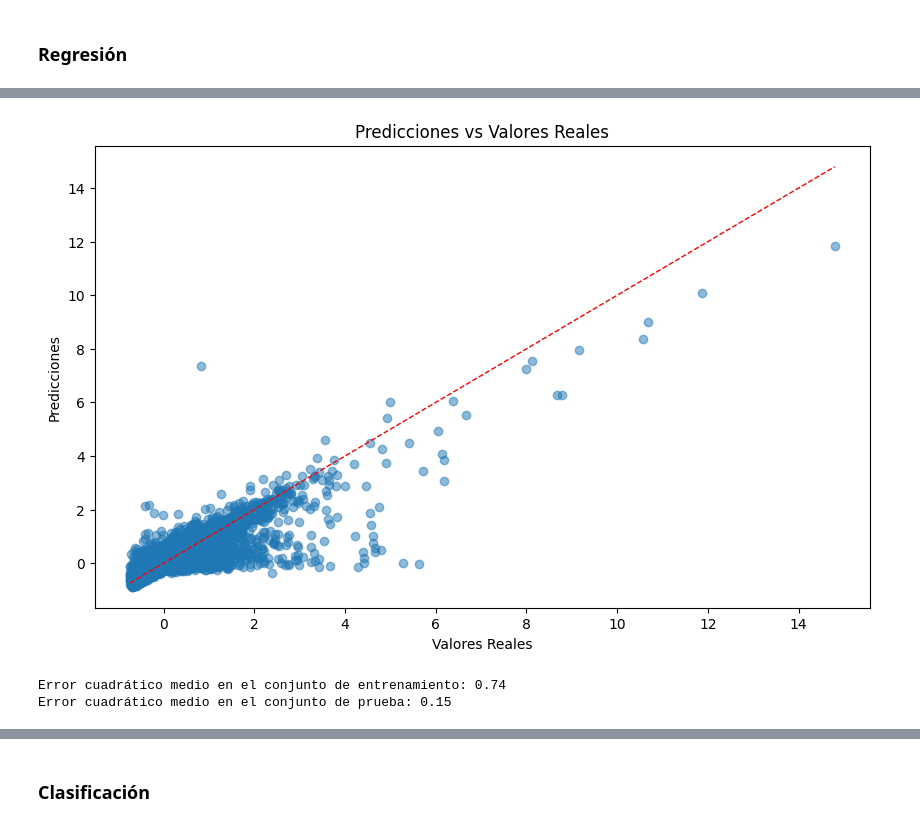
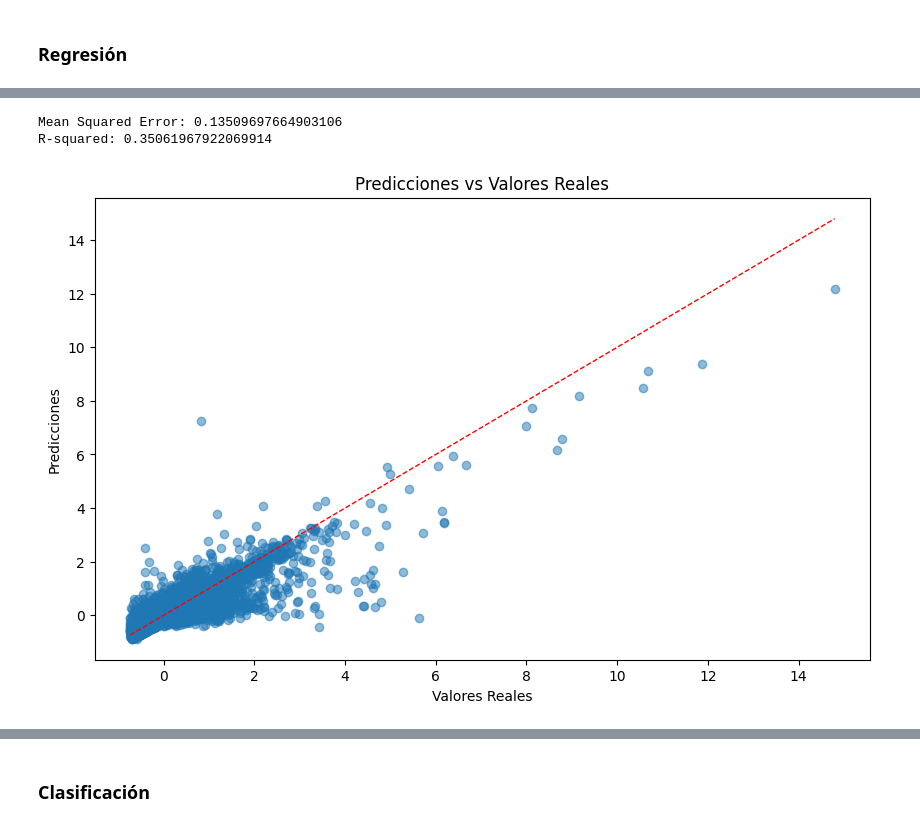
Before and after one commit to Ekronec/Machine-Learning, a Jupyter notebook: Evaluaciones/Besa_Duran_Astrosa_Final.ipynb, the cells around one changed output, grey strips where cells are left out. Drawn from its saved outputs; the diff is of its cells as text; code cells hidden in the pictures.

```diff
--- a/Evaluaciones/Besa_Duran_Astrosa_Final.ipynb
+++ b/Evaluaciones/Besa_Duran_Astrosa_Final.ipynb
@@ -383,10 +370,20 @@ Length: 101, dtype: int64
 # %%
+# Definiendo un umbral de pago (por ejemplo, 90% de las facturas)
+df_monopoly['Total_Facturas'] =  df_monopoly[['FacCI_T12', 'FacCI_T11', 'FacCI_T10', 'FacCI_T09', 'FacCI_T08', 'FacCI_T07', 'FacCI_T06', 'FacCI_T05', 'FacCI_T04', 'FacCI_T03', 'FacCI_T02', 'FacCI_T01',
+                                              'FacCN_T12', 'FacCN_T11', 'FacCN_T10', 'FacCN_T09', 'FacCN_T08', 'FacCN_T07', 'FacCN_T06', 'FacCN_T05', 'FacCN_T04', 'FacCN_T03', 'FacCN_T02', 'FacCN_T01']].sum(axis=1)
+
+
 # Calculando la suma de pagos de los últimos 12 meses
 df_monopoly['Total_Deuda_Pagada'] = df_monopoly[['PagoInt_T12', 'PagoInt_T11', 'PagoInt_T10', 'PagoInt_T09', 'PagoInt_T08', 'PagoInt_T07', 'PagoInt_T06', 'PagoInt_T05', 'PagoInt_T04', 'PagoInt_T03', 'PagoInt_T02', 'PagoInt_T01', 'PagoNac_T12', 'PagoNac_T11', 'PagoNac_T10', 'PagoNac_T09', 'PagoNac_T08', 'PagoNac_T07', 'PagoNac_T06', 'PagoNac_T05', 'PagoNac_T04', 'PagoNac_T03', 'PagoNac_T02', 'PagoNac_T01']].sum(axis=1)
 
-# Definiendo un umbral de pago (por ejemplo, 90% de las facturas)
-df_monopoly['Total_Facturas'] =  df_monopoly[['FacCI_T12', 'FacCI_T11', 'FacCI_T10', 'FacCI_T09', 'FacCI_T08', 'FacCI_T07', 'FacCI_T06', 'FacCI_T05', 'FacCI_T04', 'FacCI_T03', 'FacCI_T02', 'FacCI_T01',
-                                              'FacCN_T12', 'FacCN_T11', 'FacCN_T10', 'FacCN_T09', 'FacCN_T08', 'FacCN_T07', 'FacCN_T06', 'FacCN_T05', 'FacCN_T04', 'FacCN_T03', 'FacCN_T02', 'FacCN_T01']].sum(axis=1)
+
+df_monopoly['Total_de_Transacciones'] = df_monopoly[['Txs_T01', 'Txs_T02', 'Txs_T03', 'Txs_T04', 'Txs_T05', 'Txs_T06', 'Txs_T07', 'Txs_T08', 'Txs_T09', 'Txs_T10', 'Txs_T11', 'Txs_T12']].sum(axis=1)
+
+df_monopoly['Total_Deuda_Compras'] = df_monopoly[['UsoL1_T01','UsoL1_T02','UsoL1_T03','UsoL1_T04','UsoL1_T05','UsoL1_T06','UsoL1_T07','UsoL1_T08', 'UsoL1_T09', 'UsoL1_T10','UsoL1_T11','UsoL1_T12']].sum(axis=1)
+df_monopoly['Total_Deuda_Avances'] = df_monopoly[['UsoL2_T01','UsoL2_T02','UsoL2_T03','UsoL2_T04','UsoL2_T05','UsoL2_T06','UsoL2_T07','UsoL2_T08', 'UsoL2_T09', 'UsoL2_T10','UsoL2_T11','UsoL2_T12']].sum(axis=1)
+df_monopoly['Total_Deuda_Internacional'] = df_monopoly[['UsoLI_T01','UsoLI_T02','UsoLI_T03','UsoLI_T04','UsoLI_T05','UsoLI_T06','UsoLI_T07','UsoLI_T08', 'UsoLI_T09', 'UsoLI_T10','UsoLI_T11','UsoLI_T12']].sum(axis=1)
+
+
 
 df_monopoly['Paga_al_dia'] = df_monopoly['Total_Deuda_Pagada'] >= df_monopoly['Total_Facturas']
 df_monopoly['Paga_al_dia'] = df_monopoly['Paga_al_dia'].astype(int)
@@ -455,3 +445,7 @@ var_ordinales = (df_monopoly[['Region']])
+# %%
+df_monopoly = df_monopoly.reindex(columns=['Region', 'Renta', 'Edad','Hombre','Mujer', 'Adicional','Consumo', 'Cuentas', 'Hipotecario', 'Monoproducto' , 'TC', 'Dualidad', 'CUPO_L1', 'CUPO_MX',
+                    'FlgActCOL_T01', 'FlgActCOL_T02', 'FlgActCOL_T03', 'FlgActCOL_T04', 'FlgActCOL_T05', 'FlgActCOL_T06', 'FlgActCOL_T07', 'FlgActCOL_T08','FlgActCOL_T09' ,'FlgActCOL_T10', 'FlgActCOL_T11', 'FlgActCOL_T12',
+                    'Total_Deuda_Internacional','Total_Deuda_Avances','Total_Deuda_Compras','Total_de_Transacciones', 'Total_Deuda_Pagada', 'Total_Facturas', 'Paga_al_dia'])
 # %% [markdown]
 <h4>Normalizamos y Estandarizamos las variables</h4>
 # %%
@@ -516,11 +510,7 @@ from sklearn.metrics import mean_squared_error, r2_score
 # %%
-X = df_monopoly_nor[['Region', 'Renta', 'Edad','Hombre','Mujer', 'Adicional','Consumo', 'Cuentas', 'Hipotecario','Monoproducto' , 'TC', 'Dualidad', 'CUPO_L1', 'CUPO_MX',
+X = df_monopoly_nor[['Region', 'Renta', 'Edad','Hombre','Mujer', 'Adicional', 'Cuentas','Hipotecario','Monoproducto' , 'TC', 'CUPO_L1', 'CUPO_MX',
                     'FlgActCOL_T01', 'FlgActCOL_T02', 'FlgActCOL_T03', 'FlgActCOL_T04', 'FlgActCOL_T05', 'FlgActCOL_T06', 'FlgActCOL_T07', 'FlgActCOL_T08','FlgActCOL_T09' ,'FlgActCOL_T10', 'FlgActCOL_T11', 'FlgActCOL_T12',
-                    'Txs_T01', 'Txs_T02', 'Txs_T03', 'Txs_T04', 'Txs_T05', 'Txs_T06', 'Txs_T07', 'Txs_T08', 'Txs_T09', 'Txs_T10', 'Txs_T11', 'Txs_T12',
-                    'FacCCOT_T01', 'FacCCOT_T02', 'FacCCOT_T03', 'FacCCOT_T04', 'FacCCOT_T05', 'FacCCOT_T06', 'FacCCOT_T07', 'FacCCOT_T08', 'FacCCOT_T09', 'FacCCOT_T10', 'FacCCOT_T11', 'FacCCOT_T12',
-                    'FacCI_T12', 'FacCI_T11', 'FacCI_T10', 'FacCI_T09', 'FacCI_T08', 'FacCI_T07', 'FacCI_T06', 'FacCI_T05', 'FacCI_T04', 'FacCI_T03', 'FacCI_T02', 'FacCI_T01',
-                    'FacCN_T12', 'FacCN_T11', 'FacCN_T10', 'FacCN_T09', 'FacCN_T08', 'FacCN_T07', 'FacCN_T06', 'FacCN_T05', 'FacCN_T04', 'FacCN_T03', 'FacCN_T02', 'FacCN_T01',
-                    'Total_Facturas', 'Paga_al_dia']]
+                    'Total_Deuda_Compras','Total_Deuda_Internacional','Total_Deuda_Avances','Total_Facturas', 'Paga_al_dia']]
 y = df_monopoly_nor['Total_Deuda_Pagada']
 
 X_train, X_test, y_train, y_test = train_test_split(X, y, test_size=0.2, random_state=1234)
@@ -531,11 +523,15 @@ model = LinearRegression()
 model.fit(X_train, y_train)
 
 # Hacer predicciones
-y_pred = model.predict(X_test)
+y_pred_lin = model.predict(X_test)
 
 # Evaluar el modelo
-mse = mean_squared_error(y_test, y_pred)
-r2 = r2_score(y_test, y_pred)
+mae = mean_absolute_error(y_test, y_pred_lin)
+mse = mean_squared_error(y_test, y_pred_lin)
+rmse = np.sqrt(mse)
+r2 = r2_score(y_test, y_pred_lin)
+print('R-squared:', r2)
+print('Mean Absolute Error:', mae)
 print('Mean Squared Error:', mse)
-print('R-squared:', r2)
+print('Reajusted Mean Squared Error:', rmse)
 # %% [output]
@@ -571,31 +542,29 @@ R-squared: 0.7384946002172741
+# %%
+##Cambiar esto o borrar
+
+# Hacer predicciones
+y_pred_lin_tr = model.predict(X_train)
+
+# Evaluar el modelo
+mae = mean_absolute_error(y_test, y_pred_lin)
+mse_tr = mean_squared_error(y_test, y_pred_lin)
+rmse = np.sqrt(mse)
+r2_tr = r2_score(y_train, y_pred_lin_tr)
+print('Mean Squared Error:', mse_tr)
+print('R-squared:', r2_tr)
+# %% [output]
+Mean Squared Error: 0.13509697664903106
+R-squared: 0.35061967922069914
 # %%
 
 # Comparación de valores reales vs. predichos
 # Crear un gráfico de dispersión
 plt.figure(figsize=(10, 6))
-plt.scatter(y_test, y_pred, alpha=0.5)
+plt.scatter(y_test, y_pred_lin, alpha=0.5)
 plt.plot([y_test.min(), y_test.max()], [y_test.min(), y_test.max()], '--r', linewidth=1)
 plt.xlabel('Valores Reales')
 plt.ylabel('Predicciones')
 plt.title('Predicciones vs Valores Reales')
 plt.show()
 # %% [output]
-[figure, old version]
+[figure, new version]
-# %%
-
-# Predicciones en el conjunto de entrenamiento
-train_preds = model.predict(X_train)
-train_mse = mean_squared_error(y_train, train_preds)
-print(f'Error cuadrático medio en el conjunto de entrenamiento: {train_mse:.2f}')
-
-# Predicciones en el conjunto de prueba
-test_preds = model.predict(X_test)
-test_mse = mean_squared_error(y_test, test_preds)
-print(f'Error cuadrático medio en el conjunto de prueba: {test_mse:.2f}')
-
-# Comparar los errores puede ayudar a determinar el sobreajuste
-if train_mse < test_mse:
-    print("El modelo podría estar sobreajustado.")
-# %% [output]
-Error cuadrático medio en el conjunto de entrenamiento: 0.74
-Error cuadrático medio en el conjunto de prueba: 0.15
```
Also changed, not shown: parts of 39 cells of this notebook.
